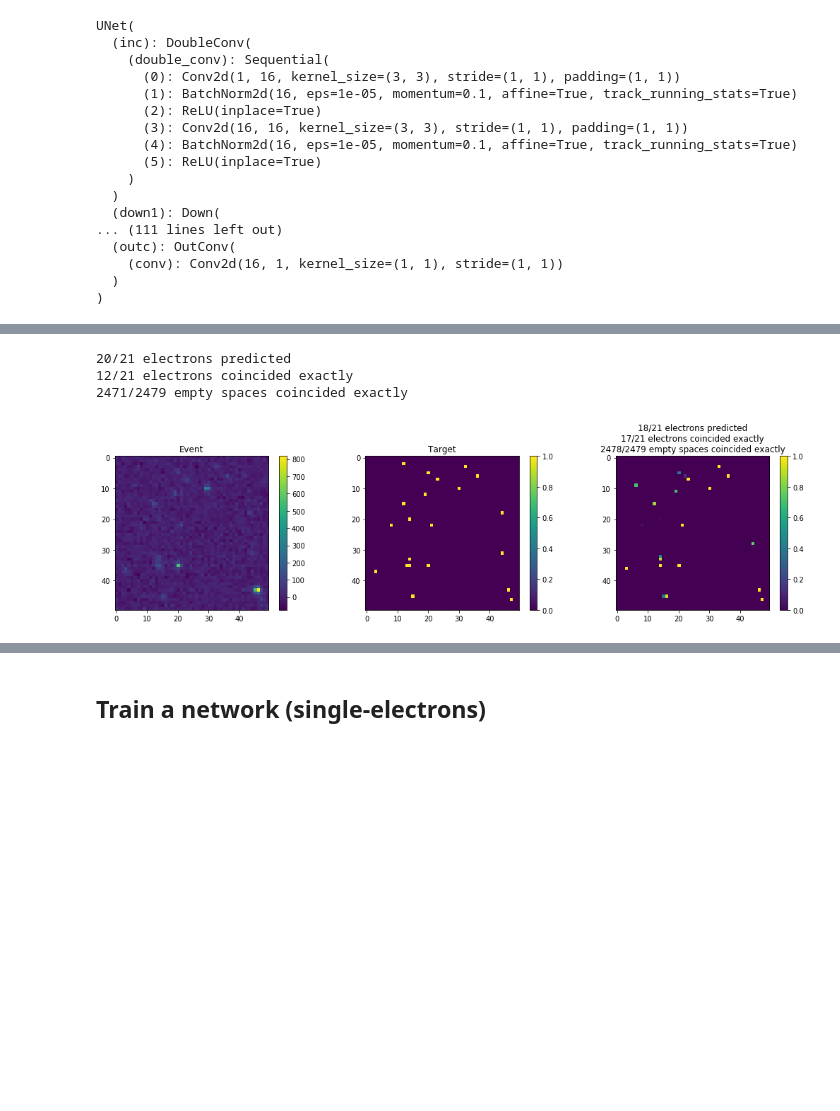
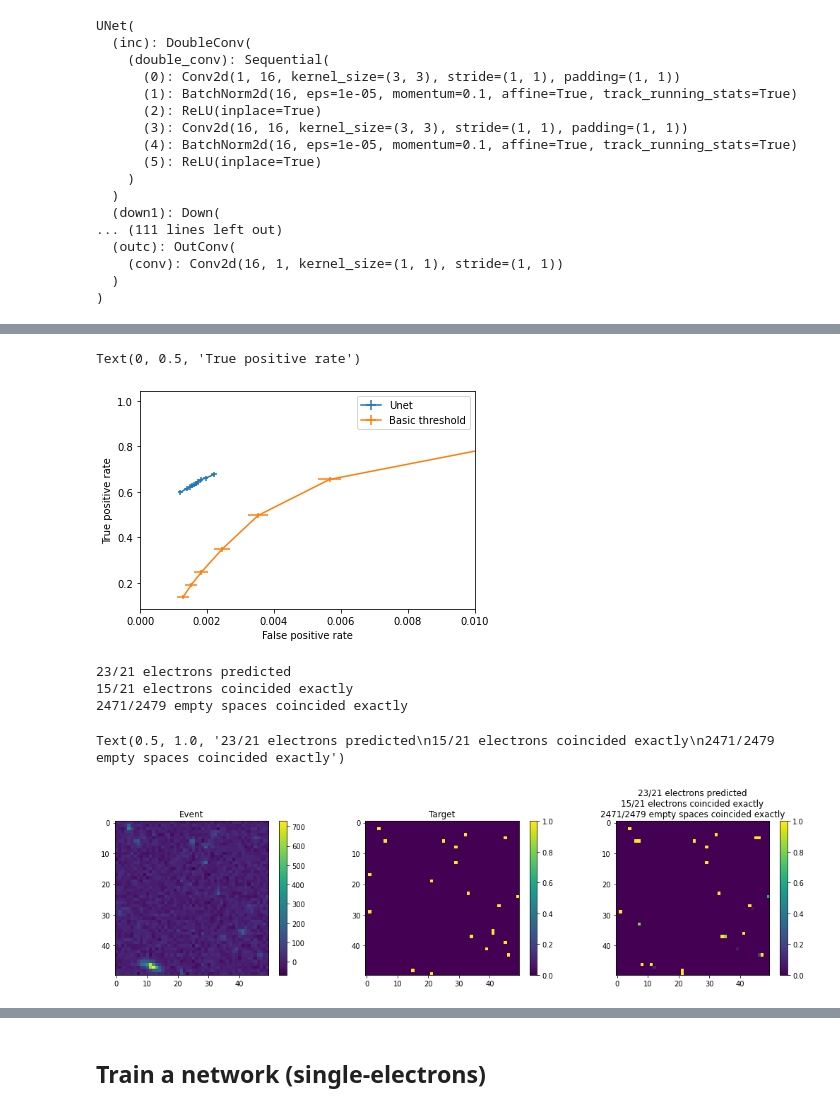
Before and after one commit to jerenner/emsim, a Jupyter notebook: emsim.ipynb, the cells around one changed output, grey strips where cells are left out. Drawn from its saved outputs; the diff is of its cells as text; code cells hidden in the pictures; blank space fills up the shorter version.

Commit message:
Fix electron plots for 28 JUL note; add code+doc for ROC curves

```diff
--- a/emsim.ipynb
+++ b/emsim.ipynb
@@ -124,3 +201,22 @@ UNet(
+# %%
+tp_rate_unet = np.mean(tp_unet,axis=0)
+tp_err_unet = np.std(tp_unet,axis=0)/np.sqrt(tp_unet.shape[0])
+fp_rate_unet = np.mean(fp_unet,axis=0)
+fp_err_unet = np.std(fp_unet,axis=0)/np.sqrt(fp_unet.shape[0])
+tp_rate_classical = np.mean(tp_classical,axis=0)
+tp_err_classical = np.std(tp_classical,axis=0)/np.sqrt(tp_classical.shape[0])
+fp_rate_classical = np.mean(fp_classical,axis=0)
+fp_err_classical = np.std(fp_classical,axis=0)/np.sqrt(fp_classical.shape[0])
+
+plt.errorbar(fp_rate_unet,tp_rate_unet,xerr=fp_err_unet,yerr=tp_err_unet,label='Unet')
+plt.errorbar(fp_rate_classical,tp_rate_classical,xerr=fp_err_classical,yerr=tp_err_classical,label='Basic threshold')
+plt.xlim([0,0.01])
+plt.legend()
+plt.xlabel("False positive rate")
+plt.ylabel("True positive rate")
+# %% [output]
+Text(0, 0.5, 'True positive rate')
+[figure, added]
 # %%
 evt_plt = 100001
 evt_item = dataset_train[evt_plt]
@@ -138,6 +234,18 @@ prob = np.array(sigmoid(output_score).cpu().detach().numpy()).squeeze()
 # Threshold
 # prob = np.zeros(evt_arr.shape)
 # prob[evt_arr > 80] = 1
+
+# Determine number of correct pixels
+th = 0.1
+pred = (prob > th)
+nelec = int(np.sum(evt_lbl == 1))
+nelec_pred = int(np.sum(pred))
+nspace = int(np.sum(evt_lbl == 0))
+nelec_coinc = np.sum((evt_lbl == 1) & (pred == True))
+nspace_coinc = np.sum((evt_lbl == 0) & (pred == False))
+print("{}/{} electrons predicted".format(nelec_pred,nelec))
+print("{}/{} electrons coincided exactly".format(nelec_coinc,nelec))
+print("{}/{} empty spaces coincided exactly".format(nspace_coinc,nspace))
 
 fig = plt.figure()
 fig.set_figheight(4.0)
@@ -157,22 +265,11 @@ ax3 = fig.add_subplot(133)
 plt.imshow(prob)
 plt.colorbar()
 plt.title("{}/{} electrons predicted\n{}/{} electrons coincided exactly\n{}/{} empty spaces coincided exactly".format(nelec_pred,nelec,nelec_coinc,nelec,nspace_coinc,nspace))
-
-# Determine number of correct pixels
-th = 0.1
-pred = (prob > th)
-nelec = int(np.sum(evt_lbl == 1))
-nelec_pred = int(np.sum(pred))
-nspace = int(np.sum(evt_lbl == 0))
-nelec_coinc = np.sum((evt_lbl == 1) & (pred == True))
-nspace_coinc = np.sum((evt_lbl == 0) & (pred == False))
-print("{}/{} electrons predicted".format(nelec_pred,nelec))
-print("{}/{} electrons coincided exactly".format(nelec_coinc,nelec))
-print("{}/{} empty spaces coincided exactly".format(nspace_coinc,nspace))
 # %% [output]
-20/21 electrons predicted
-12/21 electrons coincided exactly
+23/21 electrons predicted
+15/21 electrons coincided exactly
 2471/2479 empty spaces coincided exactly
+Text(0.5, 1.0, '23/21 electrons predicted\n15/21 electrons coincided exactly\n2471/2479 empty spaces coincided exactly')
-[figure, old version]
+[figure, new version]
 # %%
 evt_lbl
```
Also changed, not shown: parts of 6 cells of this notebook, 12 other files.
